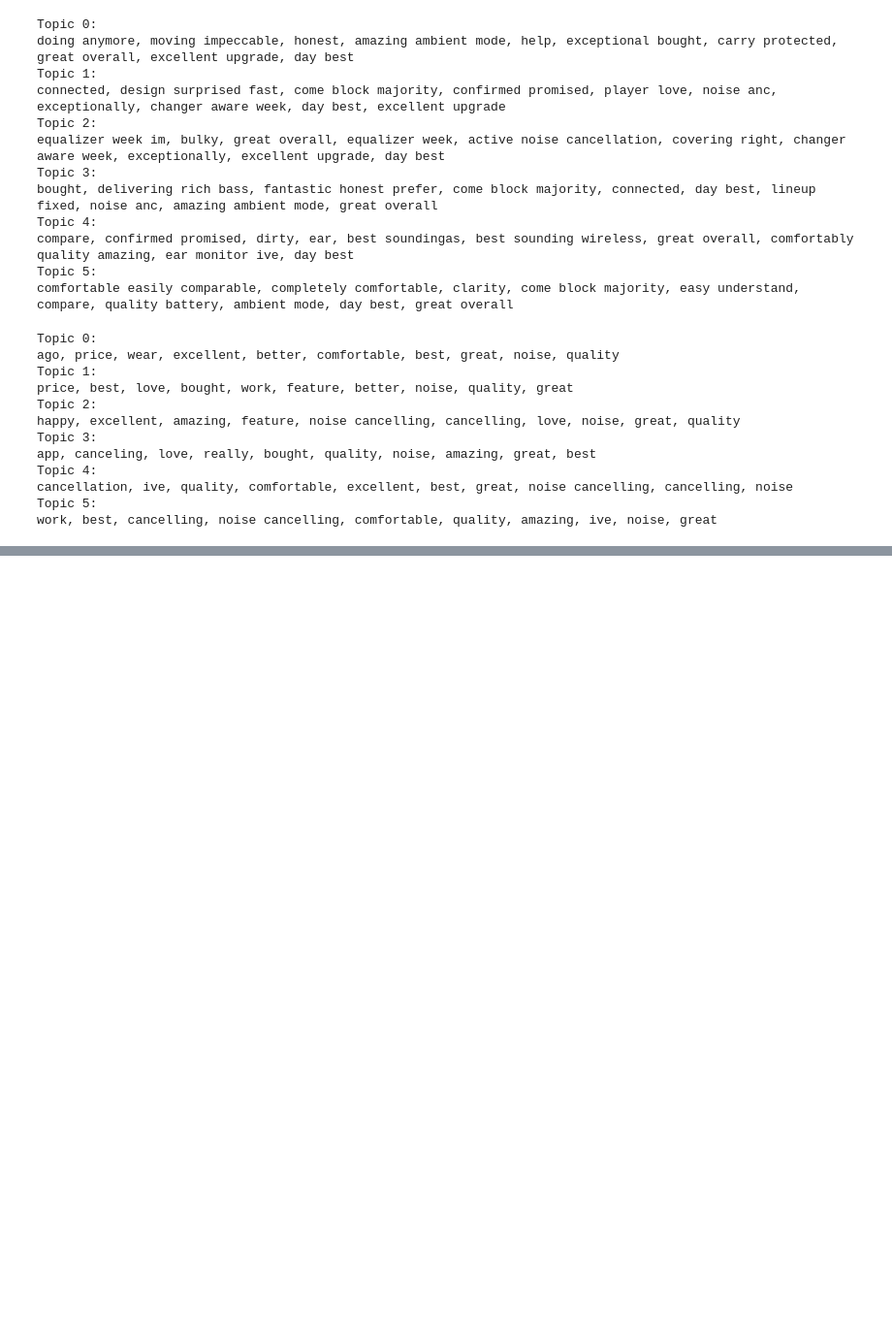
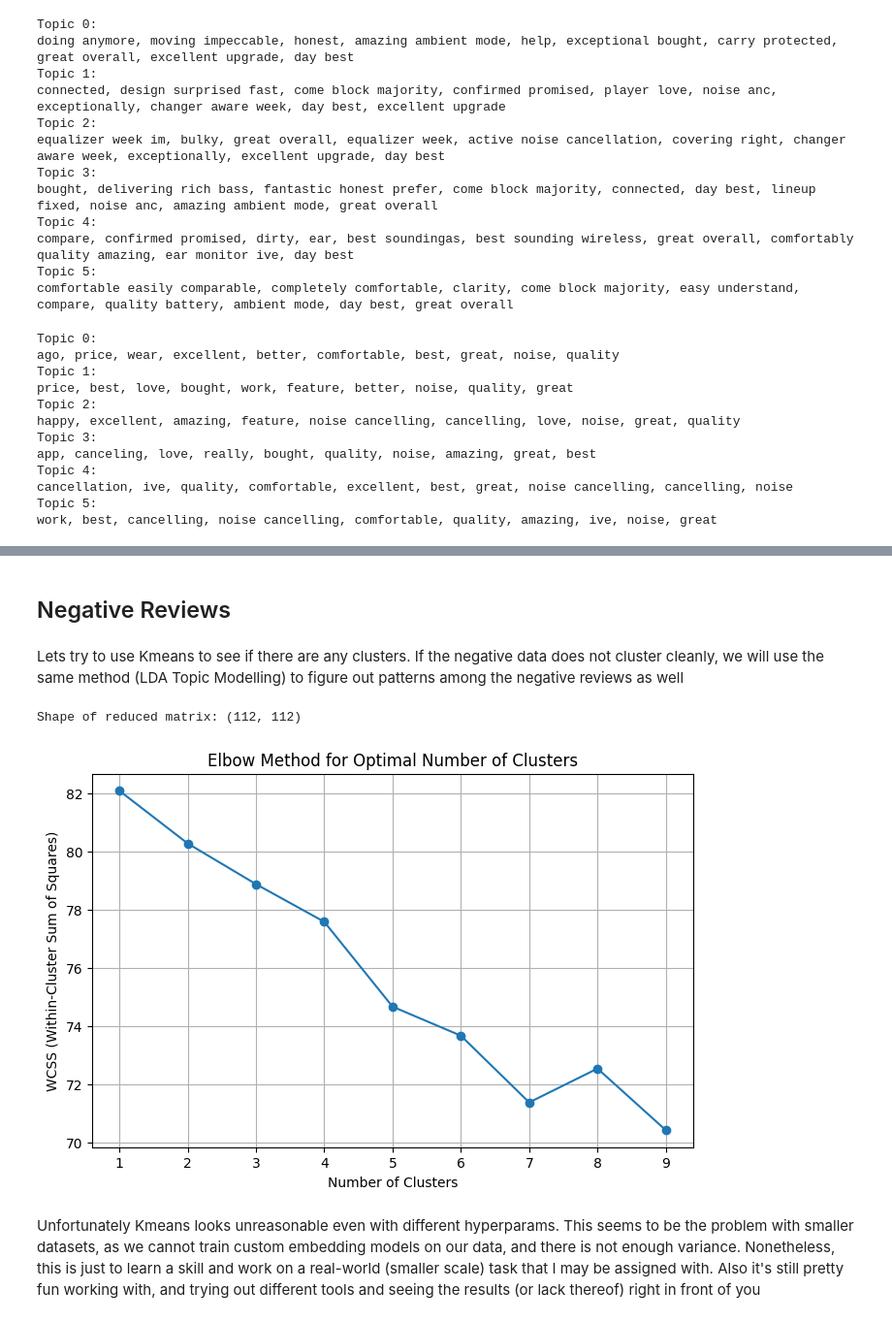
Before and after one commit to kcshenoy/xm5_segments, a Jupyter notebook: xm5_segments.ipynb, the cells around one changed output, grey strips where cells are left out. Shown: that part at 97% size. Cells and saved outputs as stored; diff of their text form; code cells hidden in the pictures; blank space fills up the shorter version.

Commit message:
attempting kmeans, elbow

```diff
--- a/xm5_segments.ipynb
+++ b/xm5_segments.ipynb
@@ -466,3 +468,54 @@ Profile: Highly satisfied, loyal customers who value premium features and top-ti
 Needs: Superior noise cancellation, comfort for extended wear, and premium sound quality for an immersive listening experience.
 Frustrations: None or negligible; these customers are fully satisfied with their purchase.
 Motivations: A desire for top-tier performance and premium experiences that exceed expectations.
+# %% [markdown]
+## Negative Reviews
+# %% [markdown]
+Lets try to use Kmeans to see if there are any clusters. If the negative data does not cluster cleanly, we will use the same method (LDA Topic Modelling) to figure out patterns among the negative reviews as well
+# %%
+# Define custom stopwords
+custom_stopwords = list(text.ENGLISH_STOP_WORDS) + ["headphones", "sony", "product", "review", "bose", "sennheiser", "xm", "xms",
+                                                    "amazon", "earbuds", "earphones", "use", "using", "item", "music",
+                                                    "airpods", "airpod", "beats", "bowers wilkins", "jbl", "xm3", "xm3s",
+                                                    "xm4", "xm4s", "bowers", "wilkins", "good", "packaging", "package", "sound",
+                                                    "qc", "50", "sound", "oder", "deliver"]
+
+
+tfidf = TfidfVectorizer(
+    stop_words=custom_stopwords,
+    max_features=900,
+    ngram_range=(1, 3),  # Capture unigrams and bigrams
+    use_idf=True,
+)
+
+# Apply TF-IDF to your tokenized text
+tfidf_matrix_negatives = tfidf.fit_transform(negatives["combined_text"])
+
+svd = TruncatedSVD(n_components=60, random_state=42)
+
+reduced_matrix_negatives = svd.fit_transform(tfidf_matrix_negatives)
+
+print(f"Shape of reduced matrix: {reduced_matrix.shape}")
+# %% [output]
+Shape of reduced matrix: (112, 112)
+# %%
+wcss_negatives = []
+range_clusters_n = range(1, 10)
+
+for k in range_clusters_n:
+    kmeans = KMeans(n_clusters=k, random_state=42)
+    kmeans.fit(reduced_matrix_negatives)
+    wcss_negatives.append(kmeans.inertia_)  # Inertia: Sum of squared distances to nearest cluster center
+
+# Step 2: Plot the WCSS values
+plt.figure(figsize=(8, 5))
+plt.plot(range_clusters_n, wcss_negatives, marker='o')
+plt.title('Elbow Method for Optimal Number of Clusters')
+plt.xlabel('Number of Clusters')
+plt.ylabel('WCSS (Within-Cluster Sum of Squares)')
+plt.grid(True)
+plt.show()
+# %% [output]
+[figure, added]
+# %% [markdown]
+Unfortunately Kmeans looks unreasonable even with different hyperparams. This seems to be the problem with smaller datasets, as we cannot train custom embedding models on our data, and there is not enough variance. Nonetheless, this is just to learn a skill and work on a real-world (smaller scale) task that I may be assigned with. Also it's still pretty fun working with, and trying out different tools and seeing the results (or lack thereof) right in front of you
```
Also changed, not shown: parts of 3 cells of this notebook.
